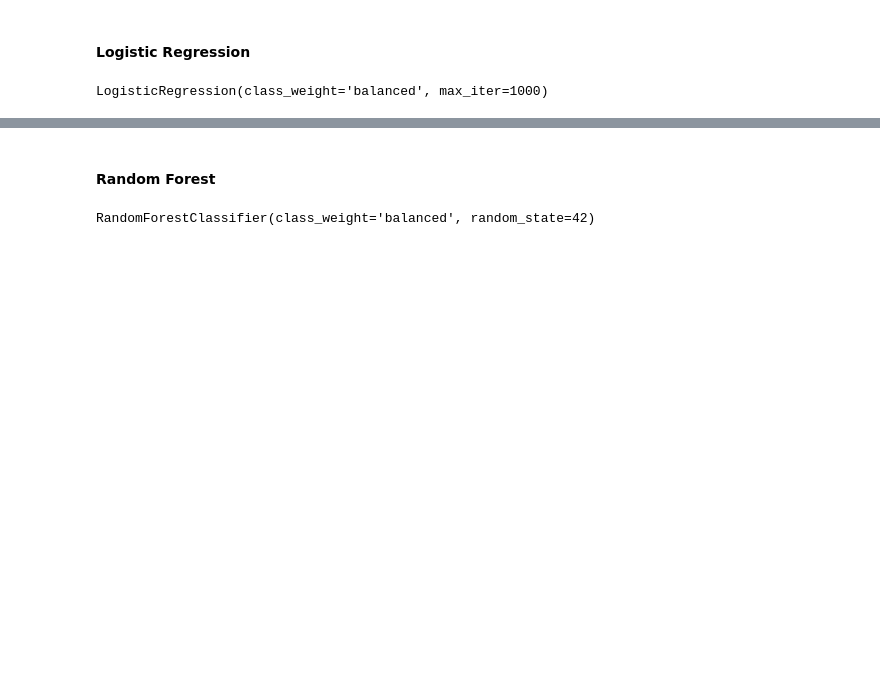
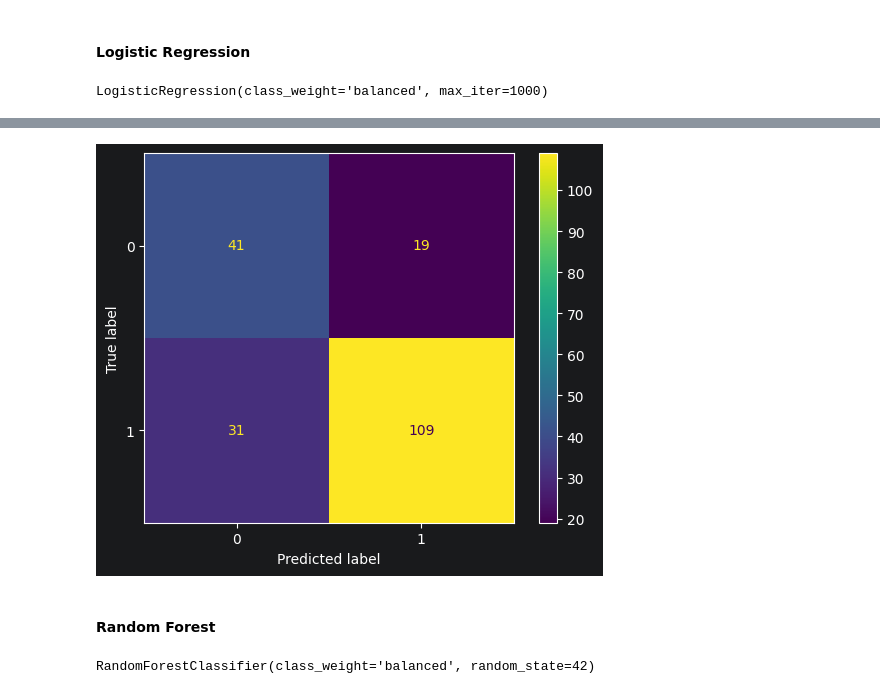
Before and after one commit to BabkenInants/BankRiskManagment, a Jupyter notebook: sample.ipynb, the cells around one changed output, grey strips where cells are left out. Cells and saved outputs as stored; diff of their text form; code cells hidden in the pictures; blank space fills up the shorter version.

```diff
--- a/sample.ipynb
+++ b/sample.ipynb
@@ -411,3 +411,12 @@ weighted avg       0.76      0.70      0.71       200
+# %%
+import matplotlib.pyplot as plt
+from sklearn.metrics import ConfusionMatrixDisplay
+
+ConfusionMatrixDisplay.from_predictions(y_test,preds)
+
+plt.show()
+# %% [output]
+[figure, added]
 # %% [markdown]
 #### Random Forest
 # %%
```
Also changed, not shown: parts of 15 cells of this notebook, 5 other files.
